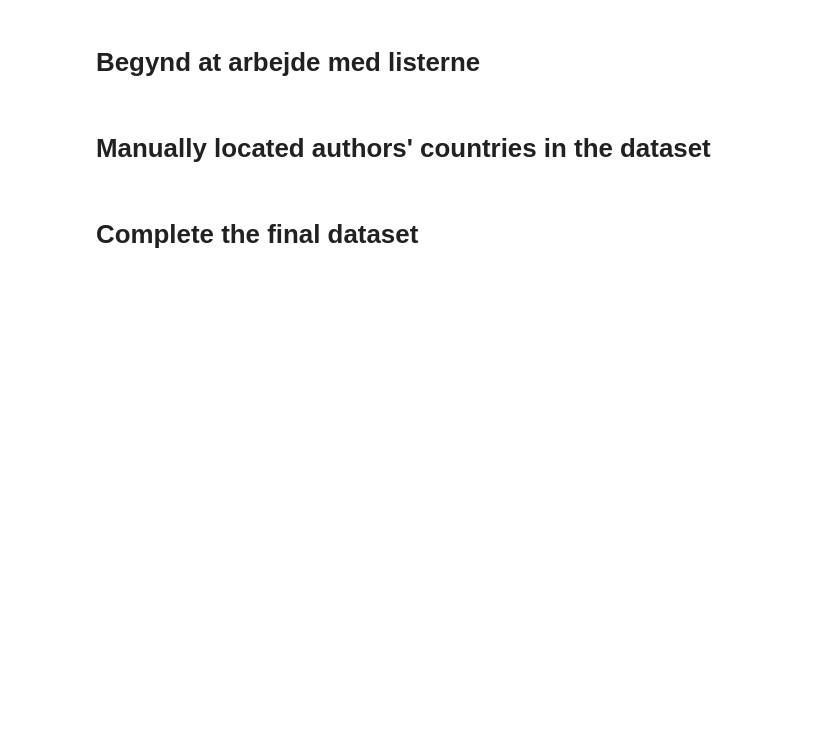
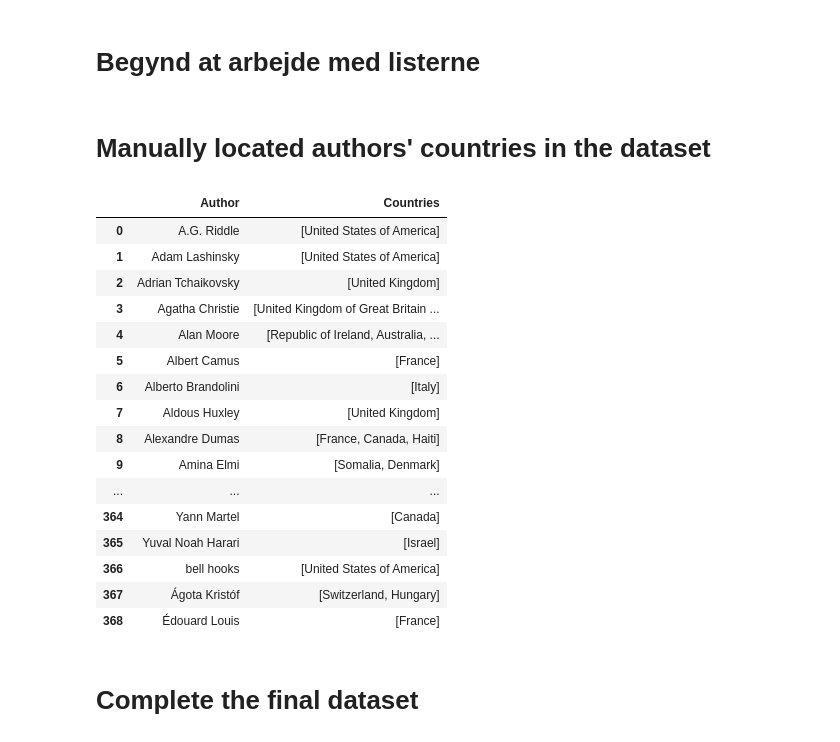
Before and after one commit to dalager/booktravels, a Jupyter notebook: src/scratchpad.ipynb, the cells around one changed output. Drawn from its saved outputs; the diff is of its cells as text; code cells hidden in the pictures; blank space fills up the shorter version.

```diff
--- a/src/scratchpad.ipynb
+++ b/src/scratchpad.ipynb
@@ -109,6 +109,26 @@ merged_df['Countries'] = merged_df['Countries_Manually_Placed'].fillna(merged_df
 merged_df=merged_df.drop(columns=['Countries_Manually_Placed'])
 
 df_authorcountries = merged_df
+# %%
+df_authorcountries
+# %% [output]
+|  | Author | Countries |
+| 0 | A.G. Riddle | [United States of America] |
+| 1 | Adam Lashinsky | [United States of America] |
+| 2 | Adrian Tchaikovsky | [United Kingdom] |
+| 3 | Agatha Christie | [United Kingdom of Great Britain ... |
+| 4 | Alan Moore | [Republic of Ireland, Australia, ... |
+| 5 | Albert Camus | [France] |
+| 6 | Alberto Brandolini | [Italy] |
+| 7 | Aldous Huxley | [United Kingdom] |
+| 8 | Alexandre Dumas | [France, Canada, Haiti] |
+| 9 | Amina Elmi | [Somalia, Denmark] |
+| ... | ... | ... |
+| 364 | Yann Martel | [Canada] |
+| 365 | Yuval Noah Harari | [Israel] |
+| 366 | bell hooks | [United States of America] |
+| 367 | Ágota Kristóf | [Switzerland, Hungary] |
+| 368 | Édouard Louis | [France] |
 # %% [markdown]
 # Complete the final dataset
 # %%
```
Also changed, not shown: parts of 3 cells of this notebook, 2 other files.
